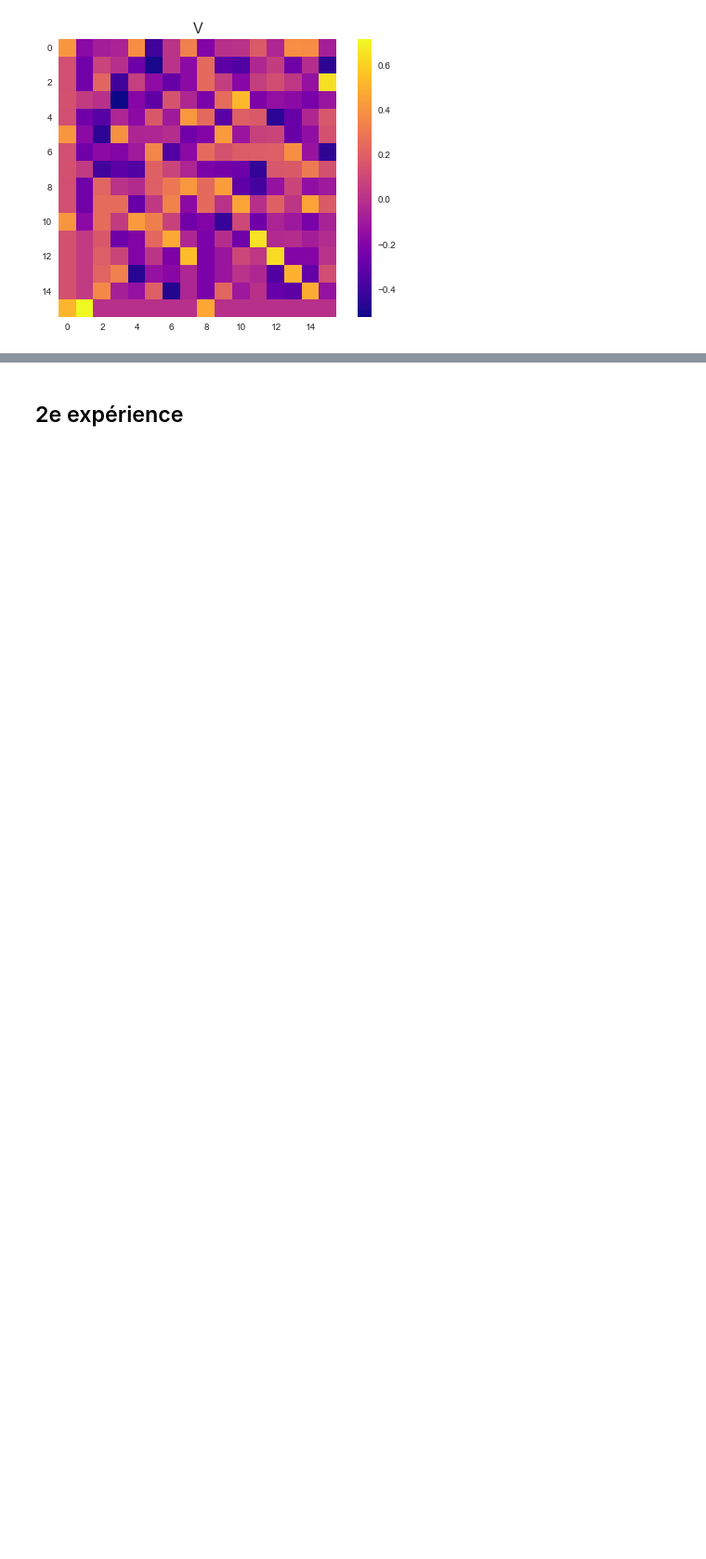
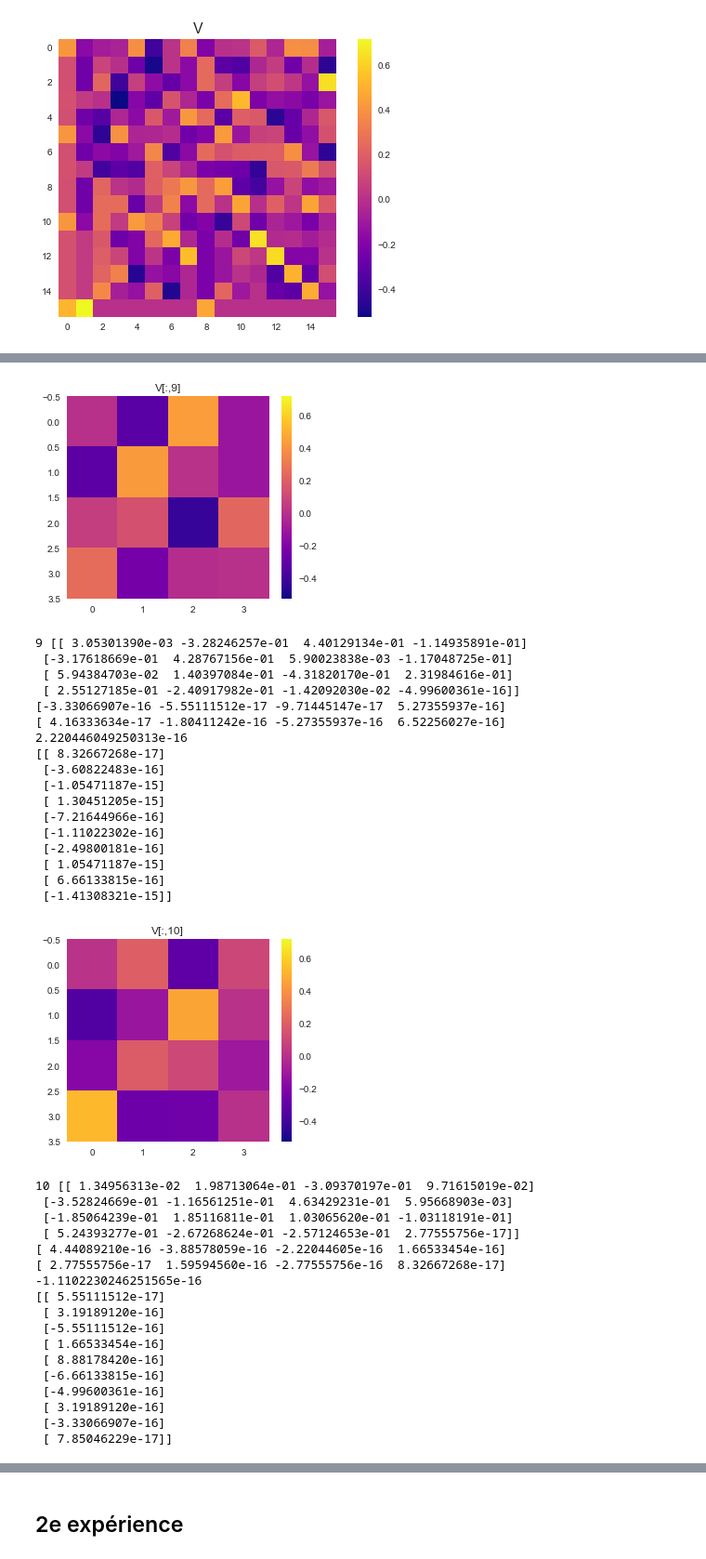
Before and after one commit to bernard-giroux/geo1302, a Jupyter notebook: inv_svd_resolution.ipynb, the cells around one changed output, grey strips where cells are left out. Shown: that part at 93% size. Saved outputs shown, nothing was run; the diff lists cells and outputs as text; code cells hidden in the pictures; blank space fills up the shorter version.

```diff
--- a/inv_svd_resolution.ipynb
+++ b/inv_svd_resolution.ipynb
@@ -76,6 +76,7 @@ G[8, ::5] = np.sqrt(2*h*h)
 G[9, -1] = np.sqrt(2*h*h)
 
 p = np.linalg.matrix_rank(G)
+N, M = G.shape
 
 plt.figure(figsize=(8, 4))
 plt.imshow(G, cmap='plasma')
@@ -151,0 +204,52 @@ plt.show()
+# %%
+for n in range(p, M):
+    plt.figure(figsize=(5,4))
+    tmp = V[:, n].reshape(nx, nz).T
+    plt.imshow(tmp, cmap='plasma')
+    plt.clim(cl)
+    plt.grid()
+    plt.colorbar()
+    plt.title('V[:,{0:d}]'.format(n))
+    plt.show()
+    print(n, tmp)
+    print(np.sum(tmp, axis=0))
+    print(np.sum(tmp, axis=1))
+    print(np.sum(np.diag(tmp)))
+    print(G @ V[:, n].reshape(-1, 1))
+# %% [output]
+[figure, added]
+9 [[ 3.05301390e-03 -3.28246257e-01  4.40129134e-01 -1.14935891e-01]
+ [-3.17618669e-01  4.28767156e-01  5.90023838e-03 -1.17048725e-01]
+ [ 5.94384703e-02  1.40397084e-01 -4.31820170e-01  2.31984616e-01]
+ [ 2.55127185e-01 -2.40917982e-01 -1.42092030e-02 -4.99600361e-16]]
+[-3.33066907e-16 -5.55111512e-17 -9.71445147e-17  5.27355937e-16]
+[ 4.16333634e-17 -1.80411242e-16 -5.27355937e-16  6.52256027e-16]
+2.220446049250313e-16
+[[ 8.32667268e-17]
+ [-3.60822483e-16]
+ [-1.05471187e-15]
+ [ 1.30451205e-15]
+ [-7.21644966e-16]
+ [-1.11022302e-16]
+ [-2.49800181e-16]
+ [ 1.05471187e-15]
+ [ 6.66133815e-16]
+ [-1.41308321e-15]]
+[figure, added]
+10 [[ 1.34956313e-02  1.98713064e-01 -3.09370197e-01  9.71615019e-02]
+ [-3.52824669e-01 -1.16561251e-01  4.63429231e-01  5.95668903e-03]
+ [-1.85064239e-01  1.85116811e-01  1.03065620e-01 -1.03118191e-01]
+ [ 5.24393277e-01 -2.67268624e-01 -2.57124653e-01  2.77555756e-17]]
+[ 4.44089210e-16 -3.88578059e-16 -2.22044605e-16  1.66533454e-16]
+[ 2.77555756e-17  1.59594560e-16 -2.77555756e-16  8.32667268e-17]
+-1.1102230246251565e-16
+[[ 5.55111512e-17]
+ [ 3.19189120e-16]
+ [-5.55111512e-16]
+ [ 1.66533454e-16]
+ [ 8.88178420e-16]
+ [-6.66133815e-16]
+ [-4.99600361e-16]
+ [ 3.19189120e-16]
+ [-3.33066907e-16]
+ [ 7.85046229e-17]]
```
Also changed, not shown: parts of 29 cells of this notebook, 1 other file.
